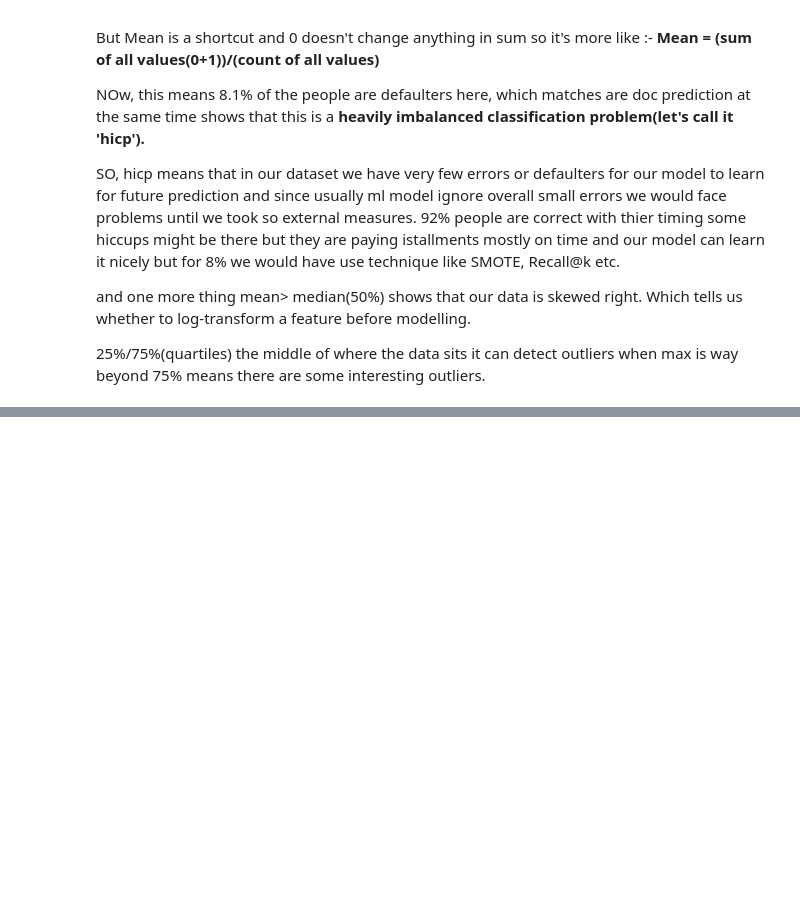
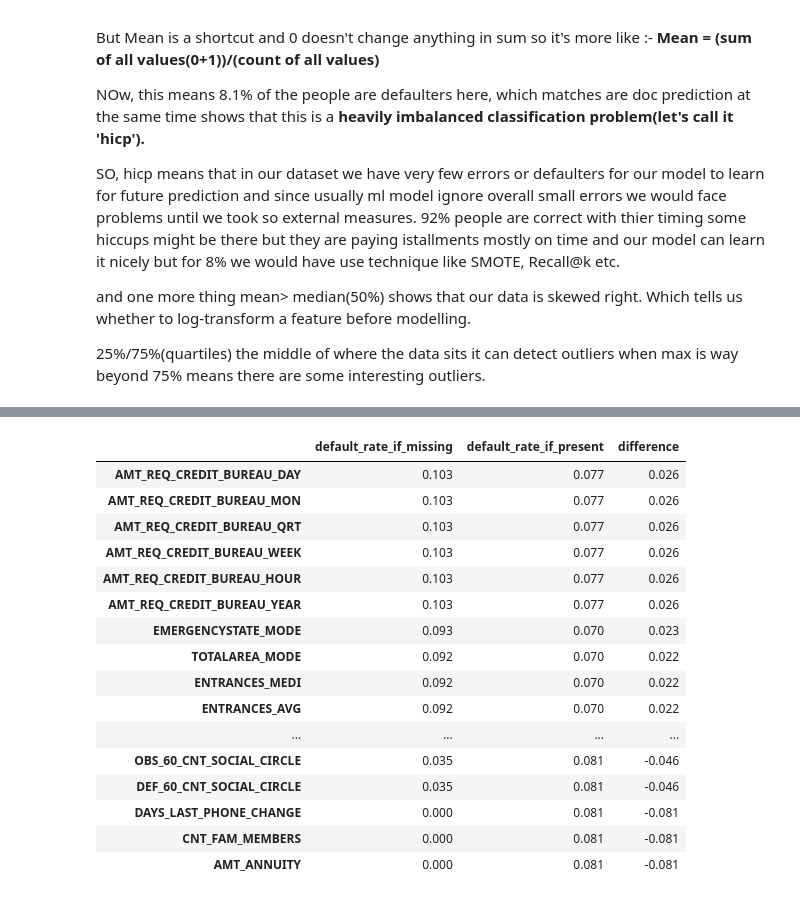
Before and after one commit to Swarnim-Singh-byte/LoanLens, a Jupyter notebook: notebooks/eda_notebook1.ipynb, the cells around one changed output, grey strips where cells are left out. Cells and saved outputs as stored; diff of their text form; code cells hidden in the pictures; blank space fills up the shorter version.

```diff
--- a/notebooks/eda_notebook1.ipynb
+++ b/notebooks/eda_notebook1.ipynb
@@ -130,3 +131,7 @@ SO, hicp means that in our dataset we have very few errors or defaulters for our
 and one more thing mean> median(50%) shows that our data is skewed right. Which tells us whether to log-transform a feature before modelling.
 
 25%/75%(quartiles) the middle of where the data sits it can detect outliers when max is way beyond 75% means there are some interesting outliers.
+# %%
+# Now we will try to find the missing data values.
+missing = df.isnull().sum().sort_values(ascending=False)
+print(missing)
@@ -132,0 +188,32 @@ and one more thing mean> median(50%) shows that our data is skewed right. Which
+# %%
+cols_with_missing = missing_df.index.tolist()
+missingness_vs_target = {} # empty dictionary to collect the result or comparsion
+for col in cols_with_missing:
+    flag = df[col].isnull().astype(int) #df[col].isnull() give us the values as true false and astype(int) change them in binary numbers 0 or 1
+    default_rate_missing = df.loc[flag == 1, 'TARGET'].mean()
+    #we did mean here becaucse we need to know how much default rates do we have like the people who are missing are they effecting target as well?
+    default_rate_present = df.loc[flag == 0, 'TARGET']. mean()
+    missingness_vs_target[col] = { 'default_rate_if_missing': default_rate_missing,
+                                   'default_rate_if_present': default_rate_present,
+                                   'difference' : default_rate_missing - default_rate_present
+                                 }
+missingness_df = pd.DataFrame(missingness_vs_target).T
+missingness_df.sort_values('difference', ascending=False)
+# %% [output]
+|  | default_rate_if_missing | default_rate_if_present | difference |
+| AMT_REQ_CREDIT_BUREAU_DAY | 0.103 | 0.077 | 0.026 |
+| AMT_REQ_CREDIT_BUREAU_MON | 0.103 | 0.077 | 0.026 |
+| AMT_REQ_CREDIT_BUREAU_QRT | 0.103 | 0.077 | 0.026 |
+| AMT_REQ_CREDIT_BUREAU_WEEK | 0.103 | 0.077 | 0.026 |
+| AMT_REQ_CREDIT_BUREAU_HOUR | 0.103 | 0.077 | 0.026 |
+| AMT_REQ_CREDIT_BUREAU_YEAR | 0.103 | 0.077 | 0.026 |
+| EMERGENCYSTATE_MODE | 0.093 | 0.070 | 0.023 |
+| TOTALAREA_MODE | 0.092 | 0.070 | 0.022 |
+| ENTRANCES_MEDI | 0.092 | 0.070 | 0.022 |
+| ENTRANCES_AVG | 0.092 | 0.070 | 0.022 |
+| ... | ... | ... | ... |
+| OBS_60_CNT_SOCIAL_CIRCLE | 0.035 | 0.081 | -0.046 |
+| DEF_60_CNT_SOCIAL_CIRCLE | 0.035 | 0.081 | -0.046 |
+| DAYS_LAST_PHONE_CHANGE | 0.000 | 0.081 | -0.081 |
+| CNT_FAM_MEMBERS | 0.000 | 0.081 | -0.081 |
+| AMT_ANNUITY | 0.000 | 0.081 | -0.081 |
```
Also changed, not shown: parts of 20 cells of this notebook.
